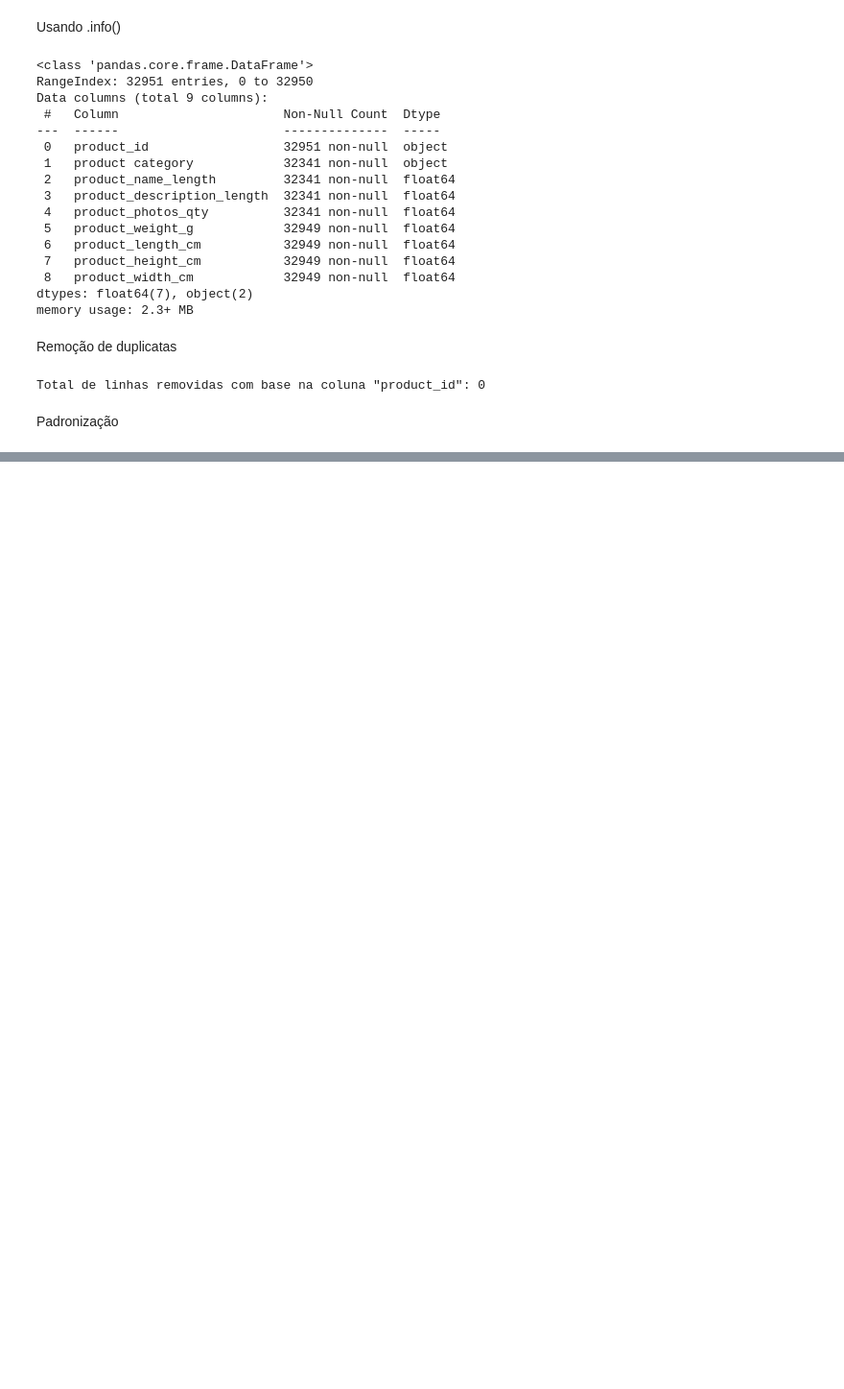
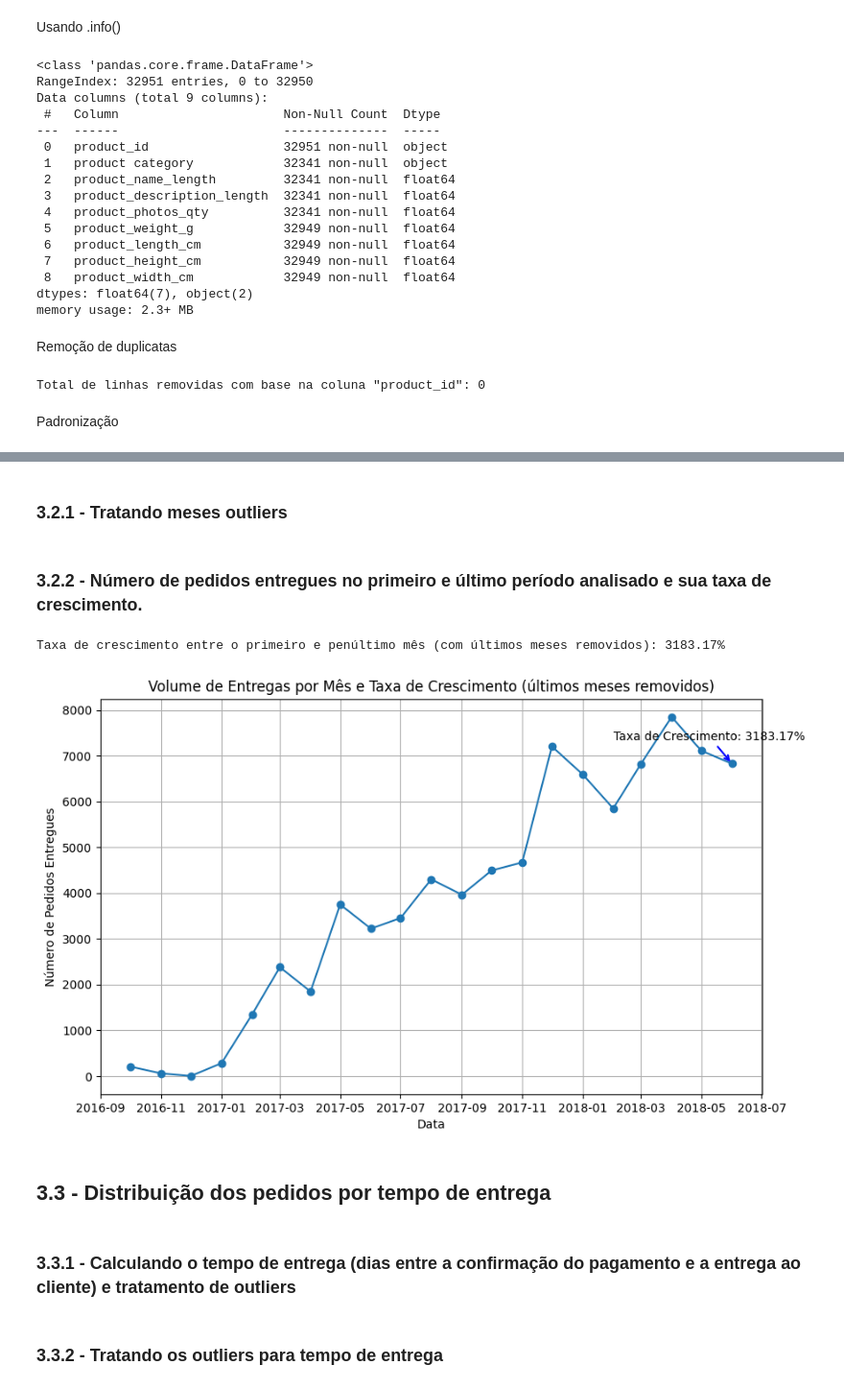
Before and after one commit to datajoedata/e-Commerce-Sales-Analysis-Target-Brazil, a Jupyter notebook: Análise_exploratória_vendas_e_commerce.ipynb, the cells around one changed output, grey strips where cells are left out. Shown at 96% size. Drawn from its saved outputs; the diff is of its cells as text; code cells hidden in the pictures; blank space fills up the shorter version.

```diff
--- a/Análise_exploratória_vendas_e_commerce.ipynb
+++ b/Análise_exploratória_vendas_e_commerce.ipynb
@@ -499,0 +526,18 @@ produtos_df['product category'] = produtos_df['product category'].str.lower().st
+# %%
+# Agrupar os pedidos por mês para contar o número de pedidos entregues
+pedidos_por_mes = pedidos_df.groupby(pedidos_df['order_delivered_customer_date'].dt.to_period('M')).size().reset_index(name='num_pedidos')
+
+# Converter o período para uma data, para facilitar a visualização
+pedidos_por_mes['order_delivered_customer_date'] = pedidos_por_mes['order_delivered_customer_date'].dt.to_timestamp()
+
+# Identificar o pico de entregas (maior valor no período) e meses sem entregas (gaps)
+pico_entrega = pedidos_por_mes['num_pedidos'].max()
+gap_entrega = pedidos_por_mes[pedidos_por_mes['num_pedidos'] == 0].shape[0]
+
+# Exibir a quantidade de pedidos por mês
+for index, row in pedidos_por_mes.iterrows():
+    print(f"Mês: {row['order_delivered_customer_date'].strftime('%Y-%m')}, Número de Pedidos: {row['num_pedidos']}")
+
+# Exibir informações sobre picos e gaps
+print(f"\nO maior pico de entregas em um mês foi de {pico_entrega} pedidos.")
+print(f"Existem {gap_entrega} meses sem nenhuma entrega registrada.")
@@ -499,0 +562,2 @@ produtos_df['product category'] = produtos_df['product category'].str.lower().st
+# %% [markdown]
+### 3.2.1 - Tratando meses outliers
@@ -499,0 +566,40 @@ produtos_df['product category'] = produtos_df['product category'].str.lower().st
+# %% [markdown]
+### 3.2.2 - Número de pedidos entregues no primeiro e último período analisado e sua taxa de crescimento.
+# %%
+# Agrupar os pedidos por mês para contar o número de pedidos entregues
+pedidos_por_mes_filtrado = pedidos_df.groupby(pedidos_df['order_delivered_customer_date'].dt.to_period('M')).size().reset_index(name='num_pedidos')
+
+# Converter o período para uma data, para facilitar a visualização
+pedidos_por_mes['order_delivered_customer_date'] = pedidos_por_mes_filtrado['order_delivered_customer_date'].dt.to_timestamp()
+
+# Remover os últimos meses que têm dados incompatíveis (exemplo: últimos 3 meses)
+pedidos_por_mes_filtrado = pedidos_por_mes[:-2]
+
+# Calcular a taxa de crescimento das entregas entre a primeira e a última data
+taxa_crescimento = (pedidos_por_mes_filtrado['num_pedidos'].iloc[-1] - pedidos_por_mes_filtrado['num_pedidos'].iloc[0]) / pedidos_por_mes_filtrado['num_pedidos'].iloc[0] * 100
+print(f"Taxa de crescimento entre o primeiro e penúltimo mês): {taxa_crescimento:.2f}%")
+
+# Criar o gráfico de linhas mostrando o número de pedidos entregues por mês
+plt.figure(figsize=(10, 6))
+plt.plot(pedidos_por_mes_filtrado['order_delivered_customer_date'], pedidos_por_mes_filtrado['num_pedidos'], marker='o')
+plt.title('Volume de Entregas por Mês e Taxa de Crescimento')
+plt.xlabel('Data')
+plt.ylabel('Número de Pedidos Entregues')
+plt.grid(True)
+
+# Adicionar a taxa de crescimento ao gráfico como anotação
+plt.annotate(f'Taxa de Crescimento: {taxa_crescimento:.2f}%',
+             xy=(pedidos_por_mes_filtrado['order_delivered_customer_date'].iloc[-1], pedidos_por_mes_filtrado['num_pedidos'].iloc[-1]),
+             xytext=(-100, 20), textcoords='offset points',
+             arrowprops=dict(arrowstyle='->', lw=1.5, color='blue'))
+
+plt.show()
+# %% [output]
+Taxa de crescimento entre o primeiro e penúltimo mês (com últimos meses removidos): 3183.17%
+[figure, added]
+# %% [markdown]
+## 3.3 - Distribuição dos pedidos por tempo de entrega
+# %% [markdown]
+### 3.3.1 - Calculando o tempo de entrega (dias entre a confirmação do pagamento e a entrega ao cliente) e tratamento de outliers
+# %% [markdown]
+### 3.3.2 - Tratando os outliers para tempo de entrega
```
Also changed, not shown: parts of 68 cells of this notebook.
